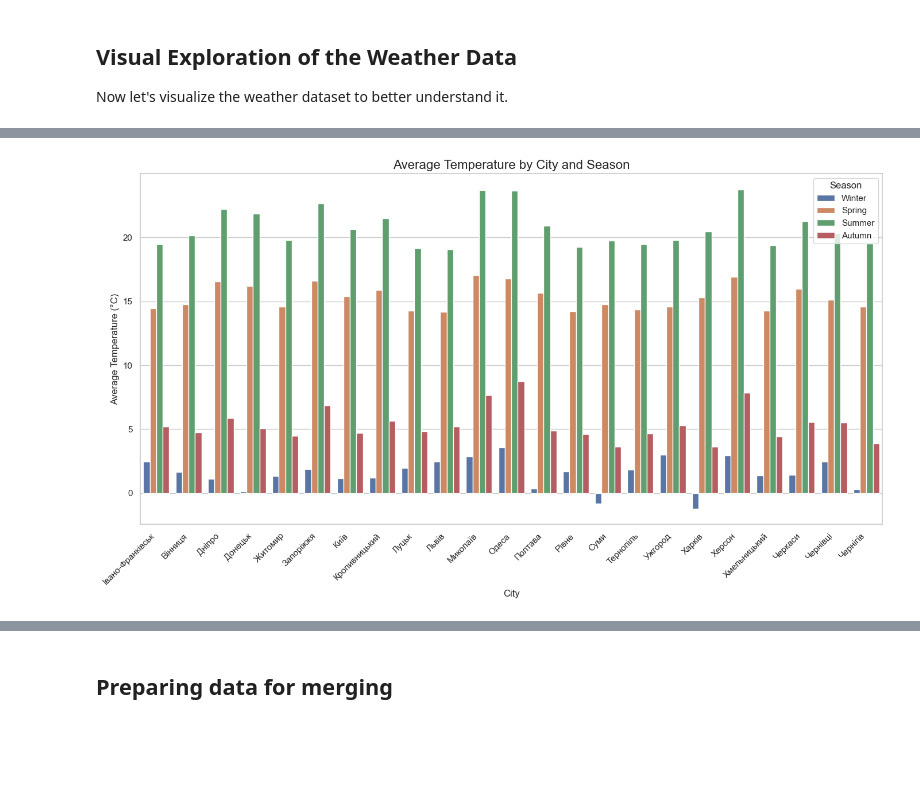
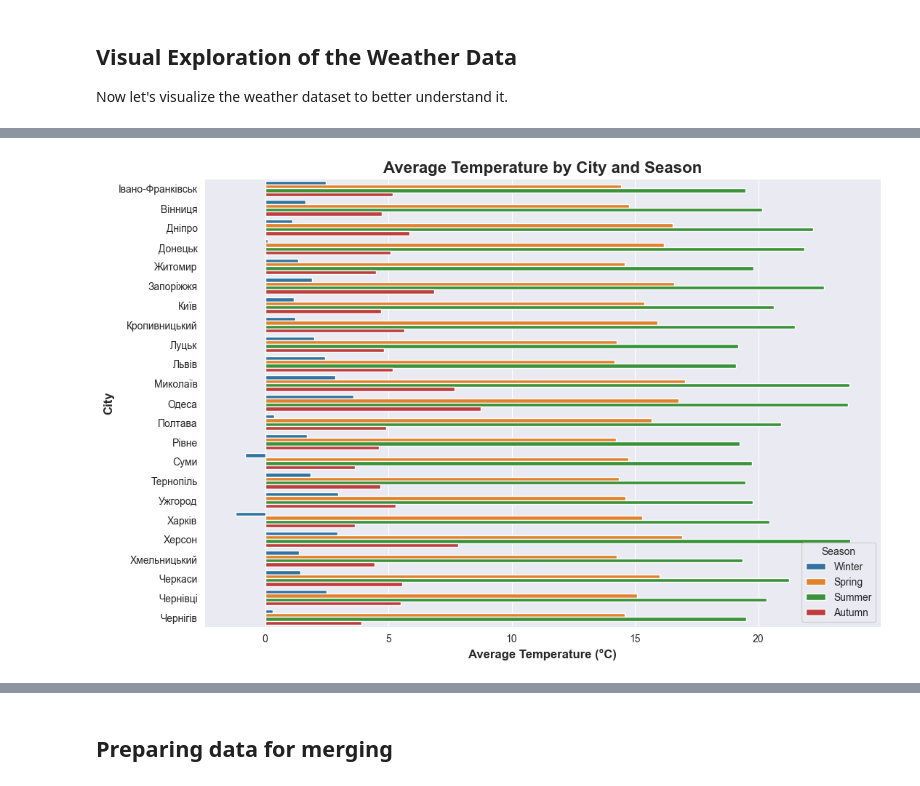
Before and after one commit to KonchakivskyiDanylo/PythonForDs, a Jupyter notebook: data_analysis/weather_analysis.ipynb, the cells around one changed output, grey strips where cells are left out. Saved outputs shown, nothing was run; the diff lists cells and outputs as text; code cells hidden in the pictures; blank space fills up the shorter version.

```diff
--- a/data_analysis/weather_analysis.ipynb
+++ b/data_analysis/weather_analysis.ipynb
@@ -904,14 +1031,11 @@ Temperature analysis by city and season
 # %%
-plt.figure(figsize=(14, 8))
-city_temp_data = weather_copy.groupby(['city', 'season'])['day_temp'].mean().reset_index()
-
-sns.barplot(x='city', y='day_temp', hue='season', data=city_temp_data)
-plt.title('Average Temperature by City and Season', fontsize=16)
-plt.xlabel('City', fontsize=12)
-plt.ylabel('Average Temperature (°C)', fontsize=12)
-plt.xticks(rotation=45, ha='right')
-plt.legend(title='Season')
-plt.tight_layout()
+plt.figure(figsize=(12, 8))
+city_temp_data = weather_copy.groupby(['city', 'season'], observed=True)['day_temp'].mean().reset_index()
+sns.barplot(x='day_temp', y='city', hue='season', data=city_temp_data)
+plt.title('Average Temperature by City and Season', fontsize=16, fontweight="bold")
+plt.ylabel('City', fontsize=12, fontweight="bold")
+plt.xlabel('Average Temperature (°C)', fontsize=12, fontweight="bold")
+plt.legend(title='Season');
 # %% [output]
-[figure, old version]
+[figure, new version]
 # %% [markdown]
```
Also changed, not shown: parts of 56 cells of this notebook.
